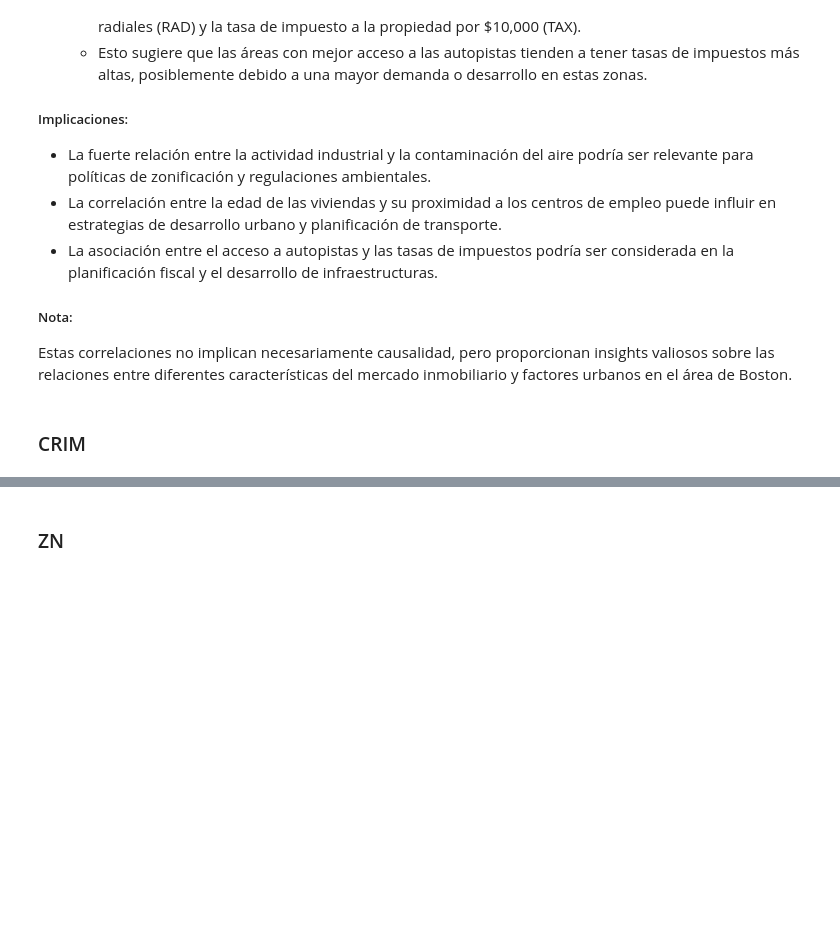
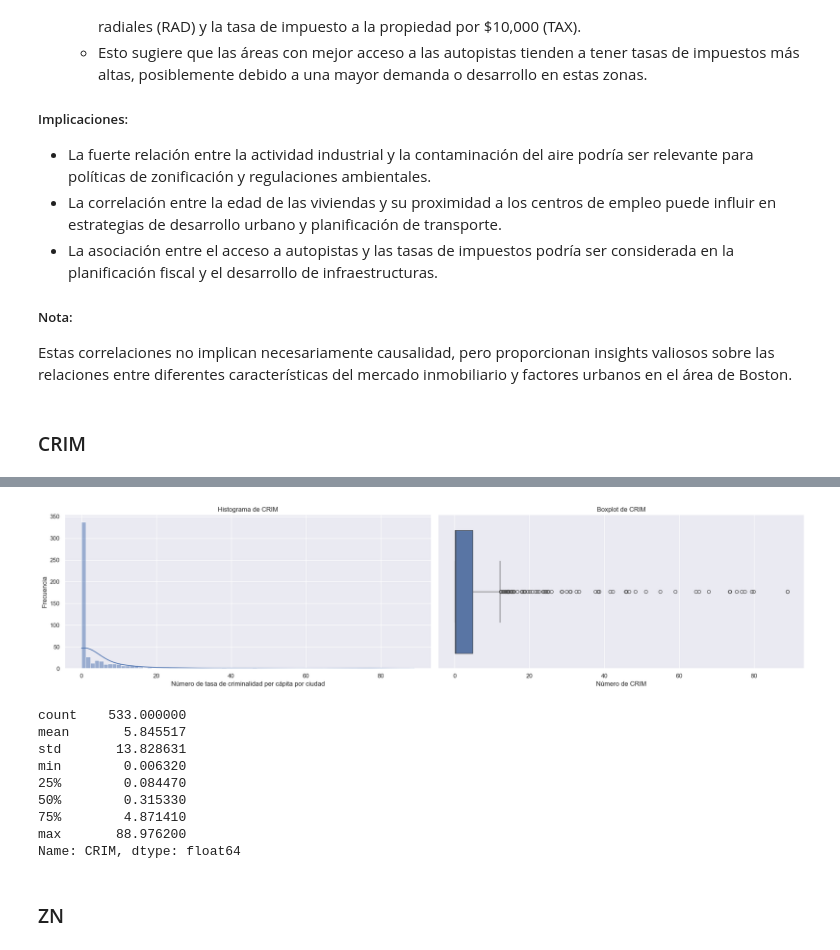
Before and after one commit to franciscoryb1/AA1-TUIA-RodriguezYBarros-Menescaldi-Britos, a Jupyter notebook: TP.ipynb, the cells around one changed output, grey strips where cells are left out. Cells and saved outputs as stored; diff of their text form; code cells hidden in the pictures; blank space fills up the shorter version.

```diff
--- a/TP.ipynb
+++ b/TP.ipynb
@@ -381,3 +221,37 @@ Mediana de CRIM: 0.32
+# %%
+fig, axs = plt.subplots(1, 2, figsize=(20, 5))
+
+# Histograma
+sns.histplot(df['CRIM'], kde=True, ax=axs[0])
+axs[0].set_title('Histograma de CRIM')
+axs[0].set_xlabel('Número de tasa de criminalidad per cápita por ciudad')
+axs[0].set_ylabel('Frecuencia')
+
+# Calcular cuartiles
+q1 = df['CRIM'].quantile(0.25)
+q2 = df['CRIM'].quantile(0.5)
+q3 = df['CRIM'].quantile(0.75)
+
+# Boxplot
+sns.boxplot(x=df['CRIM'], ax=axs[1])
+axs[1].set_title('Boxplot de CRIM')
+axs[1].set_xlabel('Número de CRIM')
+
+plt.tight_layout()
+plt.show()
+
+df['CRIM'].describe()
+# %% [output]
+[figure, added]
+count    533.000000
+mean       5.845517
+std       13.828631
+min        0.006320
+25%        0.084470
+50%        0.315330
+75%        4.871410
+max       88.976200
+Name: CRIM, dtype: float64
 # %% [markdown]
 ### ZN
 # %%
```
Also changed, not shown: parts of 51 cells of this notebook.
